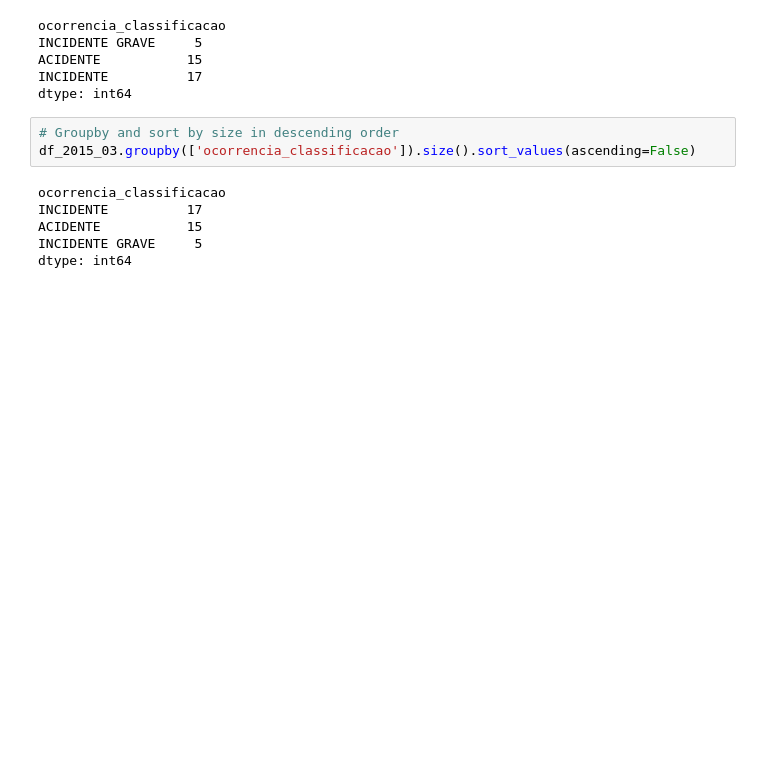
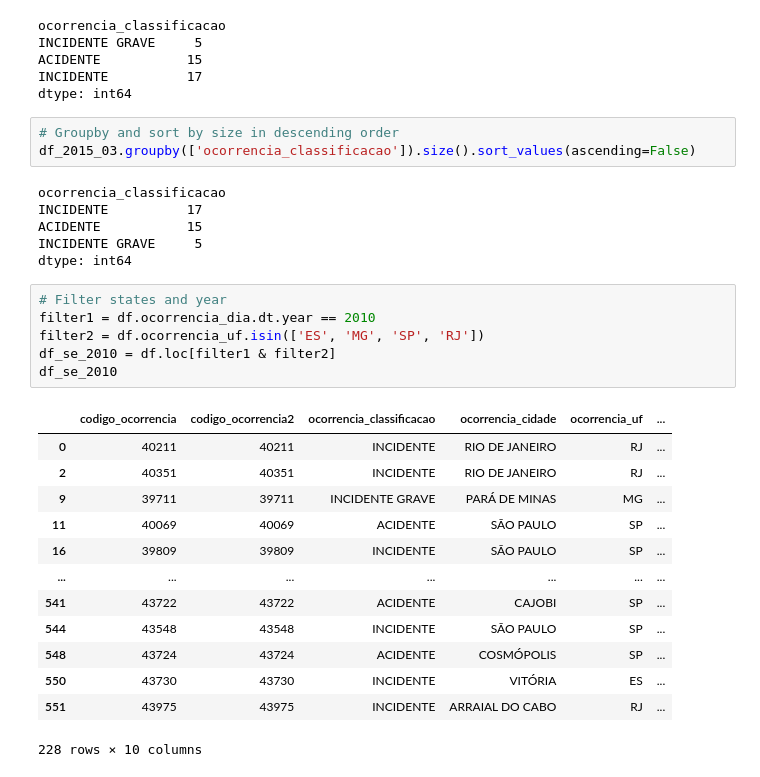
Before and after one commit to angelacpd/etl-dio, a Jupyter notebook: Transform.ipynb, the cells around one changed output. Drawn from its saved outputs; the diff is of its cells as text; blank space fills up the shorter version.

Commit message:
More filter and groupby

```diff
--- a/Transform.ipynb
+++ b/Transform.ipynb
@@ -711,3 +711,23 @@ INCIDENTE          17
 ACIDENTE           15
 INCIDENTE GRAVE     5
 dtype: int64
+# %%
+# Filter states and year
+filter1 = df.ocorrencia_dia.dt.year == 2010
+filter2 = df.ocorrencia_uf.isin(['ES', 'MG', 'SP', 'RJ'])
+df_se_2010 = df.loc[filter1 & filter2]
+df_se_2010
+# %% [output]
+|  | codigo_ocorrencia | codigo_ocorrencia2 | ocorrencia_classificacao | ocorrencia_cidade | ocorrencia_uf | ... |
+| 0 | 40211 | 40211 | INCIDENTE | RIO DE JANEIRO | RJ | ... |
+| 2 | 40351 | 40351 | INCIDENTE | RIO DE JANEIRO | RJ | ... |
+| 9 | 39711 | 39711 | INCIDENTE GRAVE | PARÁ DE MINAS | MG | ... |
+| 11 | 40069 | 40069 | ACIDENTE | SÃO PAULO | SP | ... |
+| 16 | 39809 | 39809 | INCIDENTE | SÃO PAULO | SP | ... |
+| ... | ... | ... | ... | ... | ... | ... |
+| 541 | 43722 | 43722 | ACIDENTE | CAJOBI | SP | ... |
+| 544 | 43548 | 43548 | INCIDENTE | SÃO PAULO | SP | ... |
+| 548 | 43724 | 43724 | ACIDENTE | COSMÓPOLIS | SP | ... |
+| 550 | 43730 | 43730 | INCIDENTE | VITÓRIA | ES | ... |
+| 551 | 43975 | 43975 | INCIDENTE | ARRAIAL DO CABO | RJ | ... |
+228 rows × 10 columns
```
Also changed, not shown: parts of 12 cells of this notebook.
